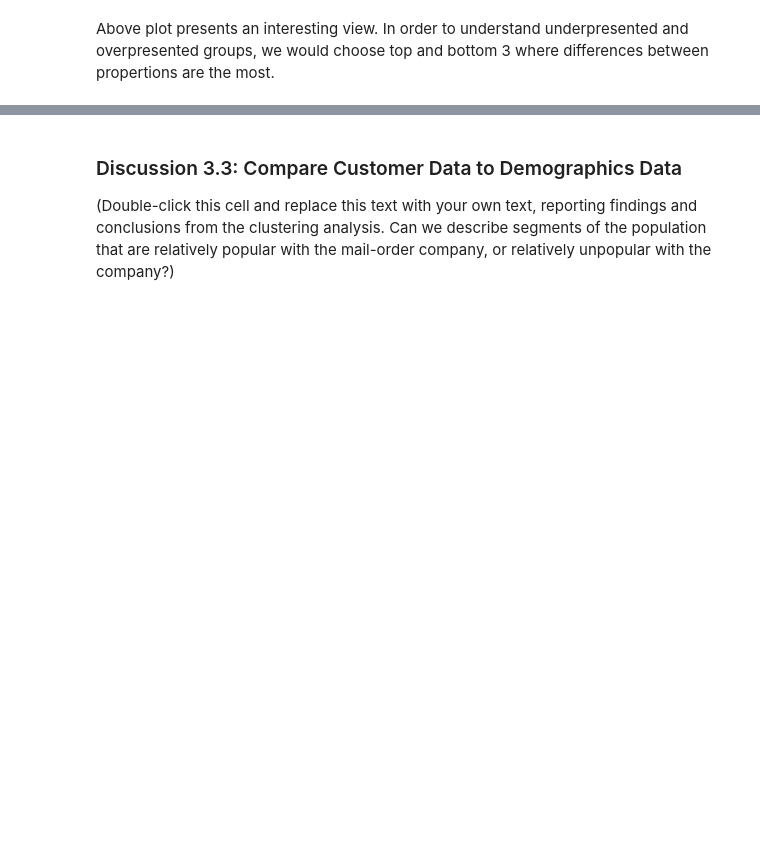
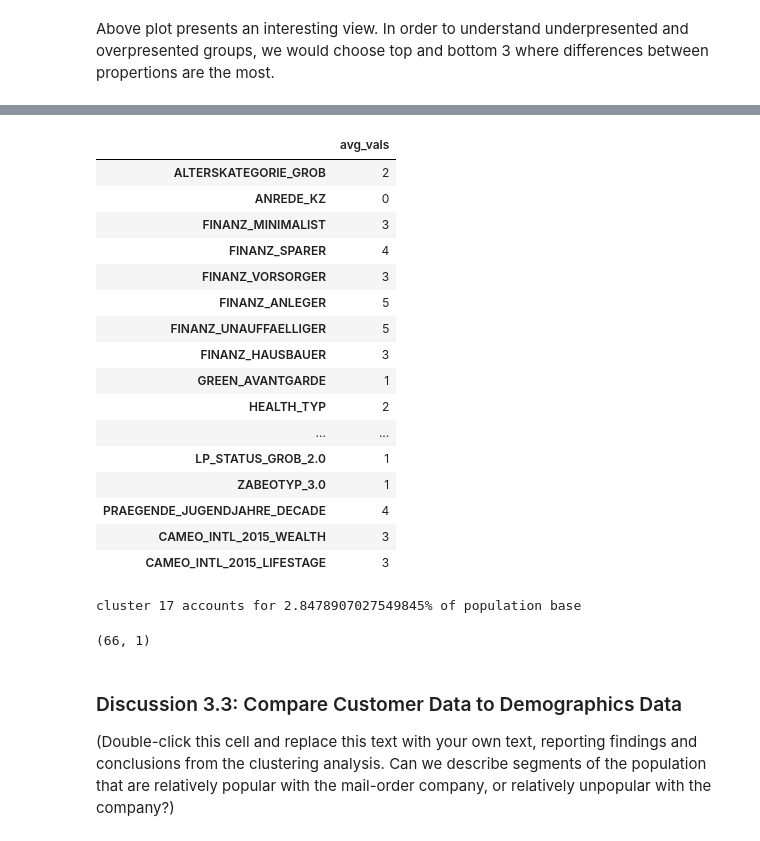
Before and after one commit to marooned20/identify-customer-segments, a Jupyter notebook: Identify_Customer_Segments.ipynb, the cells around one changed output, grey strips where cells are left out. Cells and saved outputs as stored; diff of their text form; code cells hidden in the pictures; blank space fills up the shorter version.

```diff
--- a/Identify_Customer_Segments.ipynb
+++ b/Identify_Customer_Segments.ipynb
@@ -1036,3 +1072,34 @@ top3_non_target
+# %%
+result = pd.DataFrame(my_df.describe().loc['mean']).round()
+result.rename(columns={'mean': 'avg_vals'}, inplace=True)
+result['avg_vals'] = result.avg_vals.astype(np.int)
+binary_cols = ['ANREDE_KZ', 'GREEN_AVANTGARDE', 'SOHO_KZ', 'VERS_TYP', 'OST_WEST_KZ']
+result = result[(result.index.isin(binary_cols)) | (result.avg_vals > 0)]
+result
+# %% [output]
+|  | avg_vals |
+| ALTERSKATEGORIE_GROB | 2 |
+| ANREDE_KZ | 0 |
+| FINANZ_MINIMALIST | 3 |
+| FINANZ_SPARER | 4 |
+| FINANZ_VORSORGER | 3 |
+| FINANZ_ANLEGER | 5 |
+| FINANZ_UNAUFFAELLIGER | 5 |
+| FINANZ_HAUSBAUER | 3 |
+| GREEN_AVANTGARDE | 1 |
+| HEALTH_TYP | 2 |
+| ... | ... |
+| LP_STATUS_GROB_2.0 | 1 |
+| ZABEOTYP_3.0 | 1 |
+| PRAEGENDE_JUGENDJAHRE_DECADE | 4 |
+| CAMEO_INTL_2015_WEALTH | 3 |
+| CAMEO_INTL_2015_LIFESTAGE | 3 |
+# %%
+out = get_cluster_features(1)
+out.shape
+# %% [output]
+cluster 17 accounts for 2.8478907027549845% of population base
+(66, 1)
 # %%
 # What kinds of people are part of a cluster that is underrepresented in the customer data compared to the general population?
 # %% [markdown]
```
Also changed, not shown: parts of 9 cells of this notebook.
